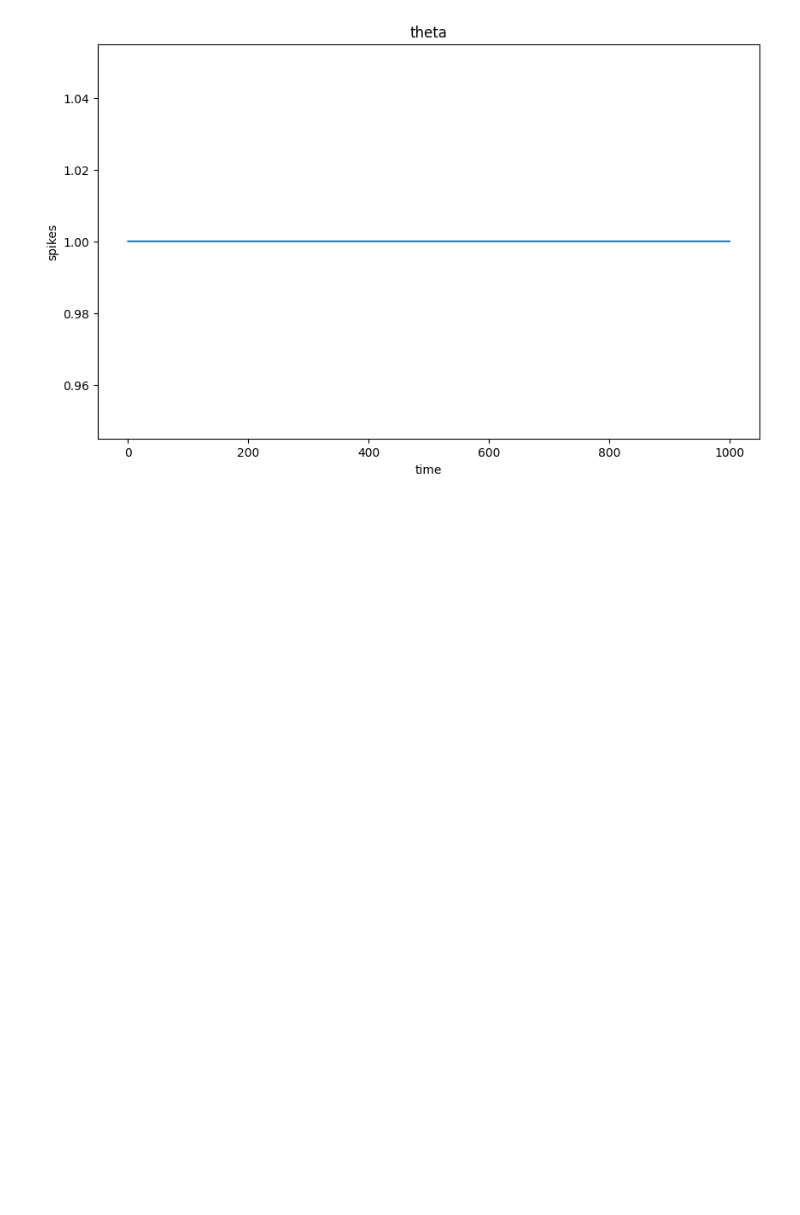
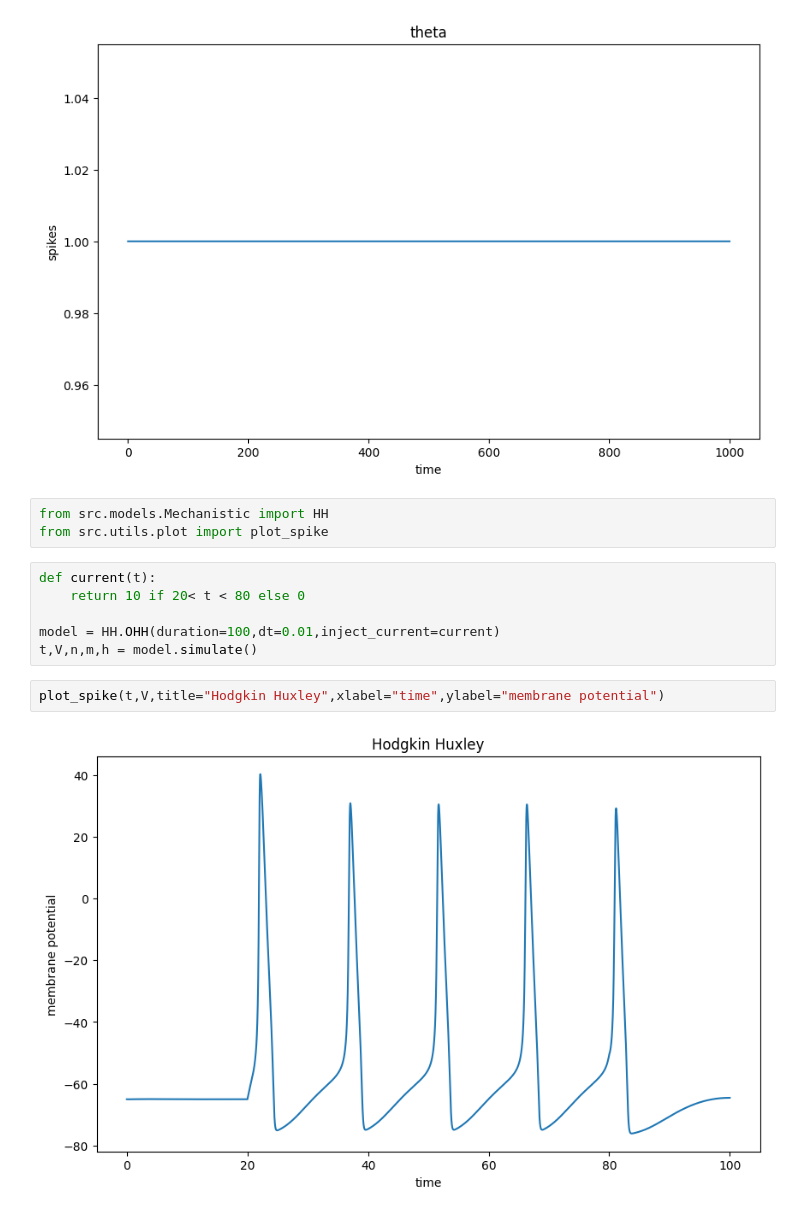
Before and after one commit to Da4kek/CNM, a Jupyter notebook: Example_usage.ipynb, the cells around one changed output. Saved outputs shown, nothing was run; the diff lists cells and outputs as text; blank space fills up the shorter version.

Commit message:
Mechanistic models

```diff
--- a/Example_usage.ipynb
+++ b/Example_usage.ipynb
@@ -177,3 +177,16 @@ time,theta,spikes = model.simulate(1000.,0.1)
 plot_spike(spikes,np.ones_like(spikes),title="theta",xlabel="time",ylabel="spikes")
 # %% [output]
 [figure]
+# %%
+from src.models.Mechanistic import HH
+from src.utils.plot import plot_spike
+# %%
+def current(t):
+    return 10 if 20< t < 80 else 0
+
+model = HH.OHH(duration=100,dt=0.01,inject_current=current)
+t,V,n,m,h = model.simulate()
+# %%
+plot_spike(t,V,title="Hodgkin Huxley",xlabel="time",ylabel="membrane potential")
+# %% [output]
+[figure, added]
```
Also changed, not shown: 5 other files.
